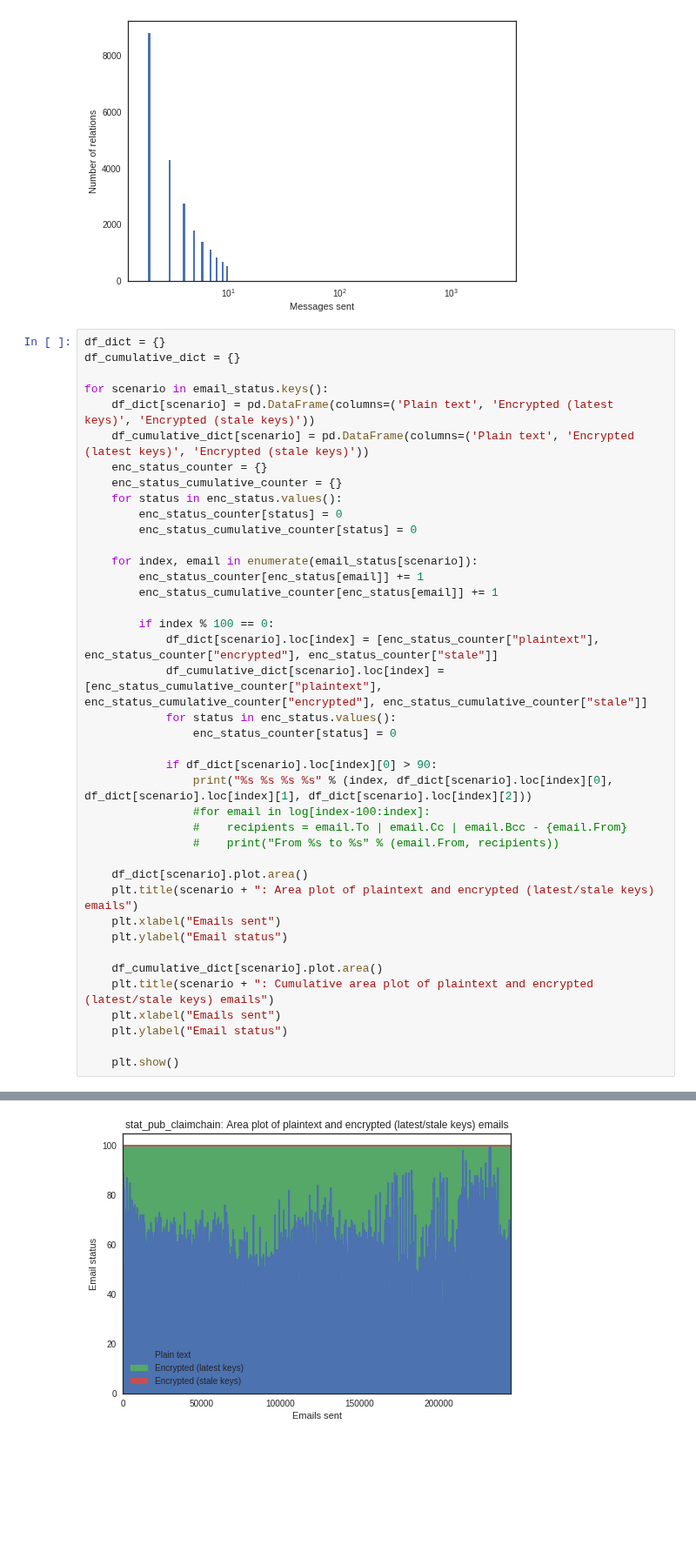
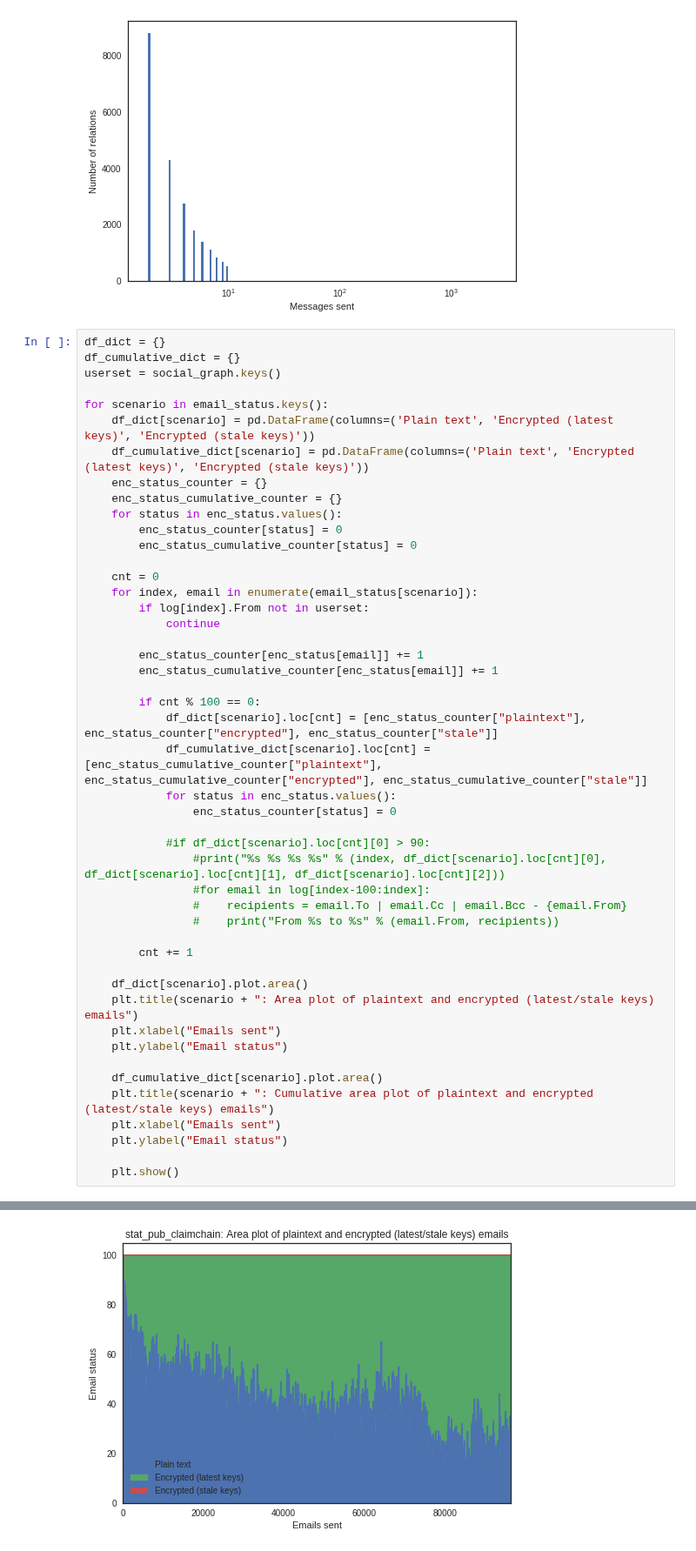
Before and after one commit to claimchain/claimchain-core, a Jupyter notebook: simulations/plot_analysis.ipynb, the cells around one changed output, grey strips where cells are left out. Shown at 87% size. Drawn from its saved outputs; the diff is of its cells as text; blank space fills up the shorter version.

Commit message:
plot_analysis area plots of plaintext/encrypted only use emails sent by userset users

```diff
--- a/simulations/plot_analysis.ipynb
+++ b/simulations/plot_analysis.ipynb
@@ -89,6 +89,7 @@ plt.show()
 # %%
 df_dict = {}
 df_cumulative_dict = {}
+userset = social_graph.keys()
 
 for scenario in email_status.keys():
     df_dict[scenario] = pd.DataFrame(columns=('Plain text', 'Encrypted (latest keys)', 'Encrypted (stale keys)'))
@@ -99,21 +100,27 @@ for scenario in email_status.keys():
         enc_status_counter[status] = 0
         enc_status_cumulative_counter[status] = 0
 
+    cnt = 0
     for index, email in enumerate(email_status[scenario]):
+        if log[index].From not in userset:
+            continue
+
         enc_status_counter[enc_status[email]] += 1
         enc_status_cumulative_counter[enc_status[email]] += 1
 
-        if index % 100 == 0:
-            df_dict[scenario].loc[index] = [enc_status_counter["plaintext"], enc_status_counter["encrypted"], enc_status_counter["stale"]]
-            df_cumulative_dict[scenario].loc[index] = [enc_status_cumulative_counter["plaintext"], enc_status_cumulative_counter["encrypted"], enc_status_cumulative_counter["stale"]]
+        if cnt % 100 == 0:
+            df_dict[scenario].loc[cnt] = [enc_status_counter["plaintext"], enc_status_counter["encrypted"], enc_status_counter["stale"]]
+            df_cumulative_dict[scenario].loc[cnt] = [enc_status_cumulative_counter["plaintext"], enc_status_cumulative_counter["encrypted"], enc_status_cumulative_counter["stale"]]
             for status in enc_status.values():
                 enc_status_counter[status] = 0
 
-            if df_dict[scenario].loc[index][0] > 90:
-                print("%s %s %s %s" % (index, df_dict[scenario].loc[index][0], df_dict[scenario].loc[index][1], df_dict[scenario].loc[index][2]))
+            #if df_dict[scenario].loc[cnt][0] > 90:
+                #print("%s %s %s %s" % (index, df_dict[scenario].loc[cnt][0], df_dict[scenario].loc[cnt][1], df_dict[scenario].loc[cnt][2]))
                 #for email in log[index-100:index]:
                 #    recipients = email.To | email.Cc | email.Bcc - {email.From}
                 #    print("From %s to %s" % (email.From, recipients))
+
+        cnt += 1
 
     df_dict[scenario].plot.area()
     plt.title(scenario + ": Area plot of plaintext and encrypted (latest/stale keys) emails")
@@ -167 +139 @@ for scenario in email_status.keys():
-[figure, old version]
+[figure, new version]
```
Also changed, not shown: parts of 1 cell of this notebook.
